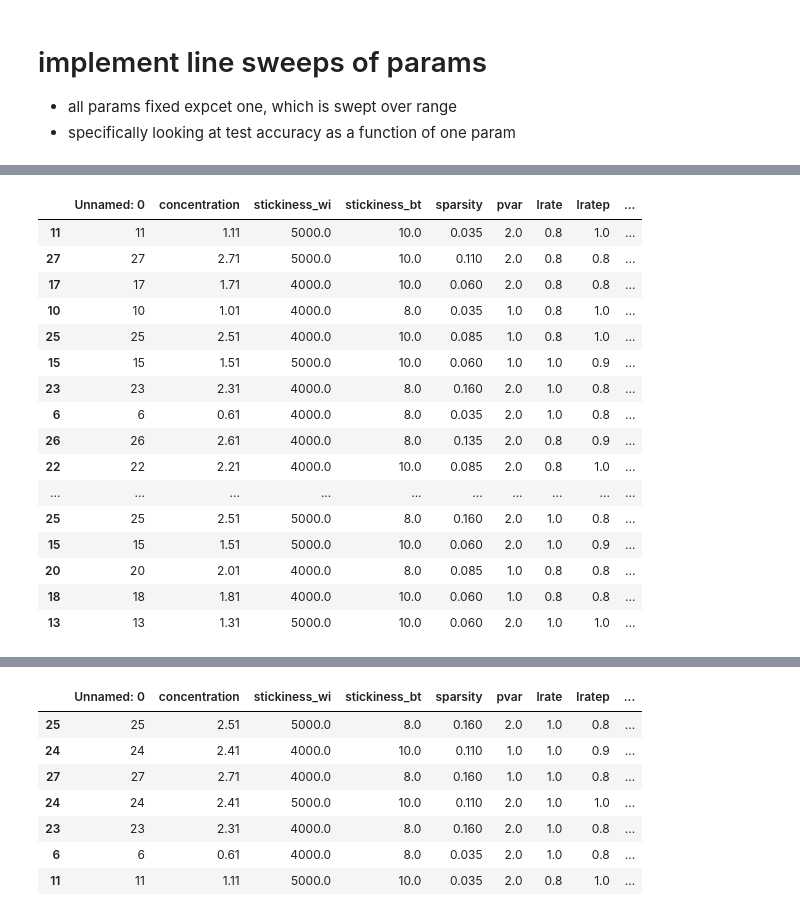
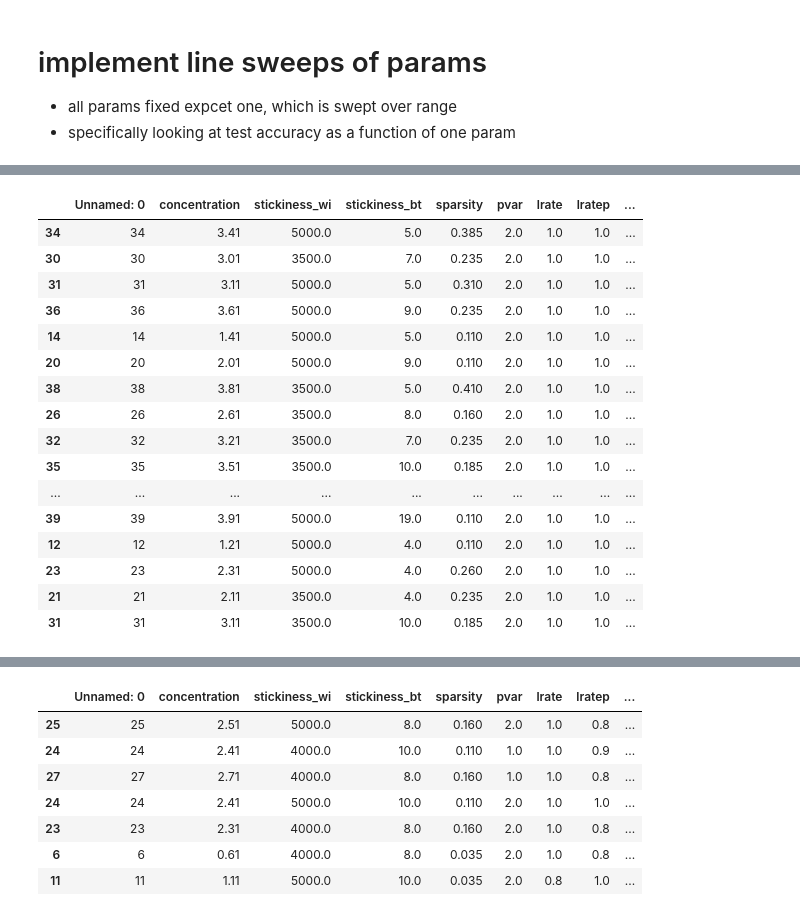
Before and after one commit to andrebeu/CSW, a Jupyter notebook: cswsem0621/gridsearch-testacc-analysis.ipynb, the cells around one changed output, grey strips where cells are left out. Saved outputs shown, nothing was run; the diff lists cells and outputs as text; code cells hidden in the pictures.

```diff
--- a/cswsem0621/gridsearch-testacc-analysis.ipynb
+++ b/cswsem0621/gridsearch-testacc-analysis.ipynb
@@ -32,24 +50,24 @@ gsdf.loc[:,'mi'] = gsdf.middle-gsdf.interleaved
 # %%
-D10 = gsdf.mi > 0.15
+D10 = gsdf.mi > 0.05
 B50 = gsdf.blocked > 0.9
-# Ilow = gsdf.interleaved < 0.6
-
-gsdf[D10&B50].sort_values('mi',ascending=False)
+I = gsdf.interleaved < .65
+df = gsdf[D10&B50&I].sort_values('mi',ascending=False)
+df
 # %% [output]
 |  | Unnamed: 0 | concentration | stickiness_wi | stickiness_bt | sparsity | pvar | lrate | lratep | ... |
-| 11 | 11 | 1.11 | 5000.0 | 10.0 | 0.035 | 2.0 | 0.8 | 1.0 | ... |
-| 27 | 27 | 2.71 | 5000.0 | 10.0 | 0.110 | 2.0 | 0.8 | 0.8 | ... |
-| 17 | 17 | 1.71 | 4000.0 | 10.0 | 0.060 | 2.0 | 0.8 | 0.8 | ... |
-| 10 | 10 | 1.01 | 4000.0 | 8.0 | 0.035 | 1.0 | 0.8 | 1.0 | ... |
-| 25 | 25 | 2.51 | 4000.0 | 10.0 | 0.085 | 1.0 | 0.8 | 1.0 | ... |
-| 15 | 15 | 1.51 | 5000.0 | 10.0 | 0.060 | 1.0 | 1.0 | 0.9 | ... |
-| 23 | 23 | 2.31 | 4000.0 | 8.0 | 0.160 | 2.0 | 1.0 | 0.8 | ... |
-| 6 | 6 | 0.61 | 4000.0 | 8.0 | 0.035 | 2.0 | 1.0 | 0.8 | ... |
-| 26 | 26 | 2.61 | 4000.0 | 8.0 | 0.135 | 2.0 | 0.8 | 0.9 | ... |
-| 22 | 22 | 2.21 | 4000.0 | 10.0 | 0.085 | 2.0 | 0.8 | 1.0 | ... |
+| 34 | 34 | 3.41 | 5000.0 | 5.0 | 0.385 | 2.0 | 1.0 | 1.0 | ... |
+| 30 | 30 | 3.01 | 3500.0 | 7.0 | 0.235 | 2.0 | 1.0 | 1.0 | ... |
+| 31 | 31 | 3.11 | 5000.0 | 5.0 | 0.310 | 2.0 | 1.0 | 1.0 | ... |
+| 36 | 36 | 3.61 | 5000.0 | 9.0 | 0.235 | 2.0 | 1.0 | 1.0 | ... |
+| 14 | 14 | 1.41 | 5000.0 | 5.0 | 0.110 | 2.0 | 1.0 | 1.0 | ... |
+| 20 | 20 | 2.01 | 5000.0 | 9.0 | 0.110 | 2.0 | 1.0 | 1.0 | ... |
+| 38 | 38 | 3.81 | 3500.0 | 5.0 | 0.410 | 2.0 | 1.0 | 1.0 | ... |
+| 26 | 26 | 2.61 | 3500.0 | 8.0 | 0.160 | 2.0 | 1.0 | 1.0 | ... |
+| 32 | 32 | 3.21 | 3500.0 | 7.0 | 0.235 | 2.0 | 1.0 | 1.0 | ... |
+| 35 | 35 | 3.51 | 3500.0 | 10.0 | 0.185 | 2.0 | 1.0 | 1.0 | ... |
 | ... | ... | ... | ... | ... | ... | ... | ... | ... | ... |
-| 25 | 25 | 2.51 | 5000.0 | 8.0 | 0.160 | 2.0 | 1.0 | 0.8 | ... |
-| 15 | 15 | 1.51 | 5000.0 | 10.0 | 0.060 | 2.0 | 1.0 | 0.9 | ... |
-| 20 | 20 | 2.01 | 4000.0 | 8.0 | 0.085 | 1.0 | 0.8 | 0.8 | ... |
-| 18 | 18 | 1.81 | 4000.0 | 10.0 | 0.060 | 1.0 | 0.8 | 0.8 | ... |
-| 13 | 13 | 1.31 | 5000.0 | 10.0 | 0.060 | 2.0 | 1.0 | 1.0 | ... |
+| 39 | 39 | 3.91 | 5000.0 | 19.0 | 0.110 | 2.0 | 1.0 | 1.0 | ... |
+| 12 | 12 | 1.21 | 5000.0 | 4.0 | 0.110 | 2.0 | 1.0 | 1.0 | ... |
+| 23 | 23 | 2.31 | 5000.0 | 4.0 | 0.260 | 2.0 | 1.0 | 1.0 | ... |
+| 21 | 21 | 2.11 | 3500.0 | 4.0 | 0.235 | 2.0 | 1.0 | 1.0 | ... |
+| 31 | 31 | 3.11 | 3500.0 | 10.0 | 0.185 | 2.0 | 1.0 | 1.0 | ... |
```
Also changed, not shown: parts of 4 cells of this notebook, 17 other files.
